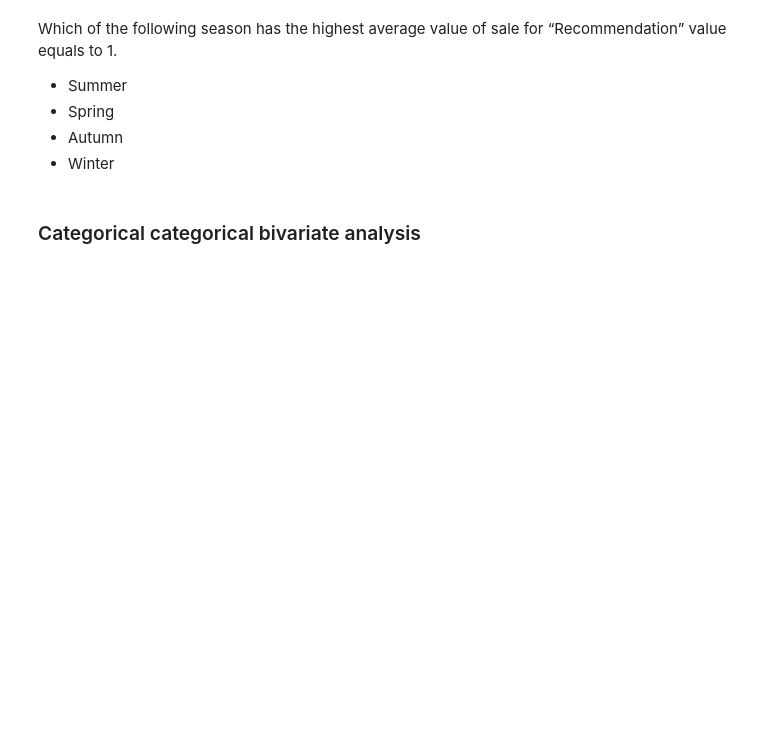
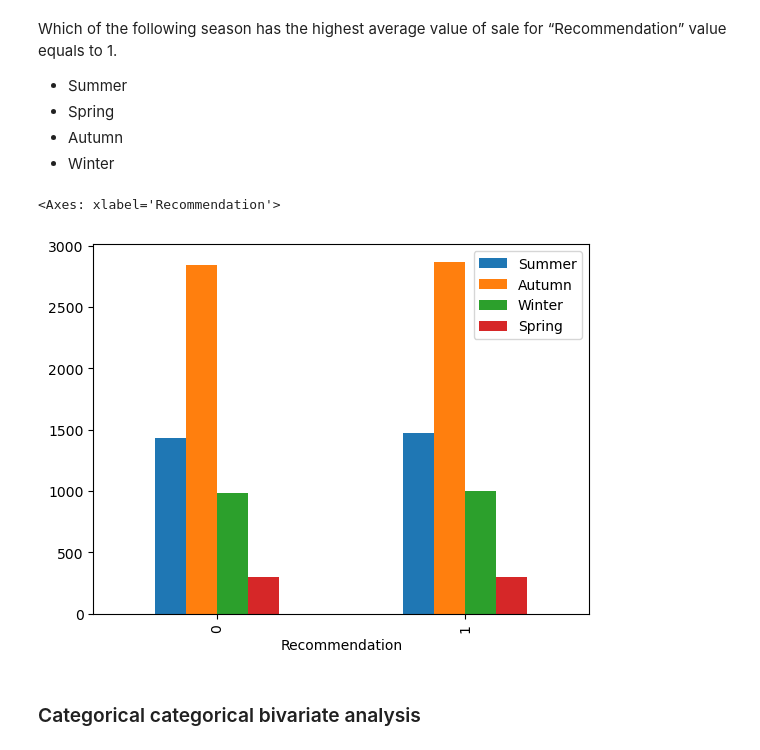
Before and after one commit to Nishanthfiona/DataScience, a Jupyter notebook: Upgrad/Course_1_Datatoolkit/EDA Data Cleaning Graded Questions/EDA Graded Exercise.ipynb, the cells around one changed output. Drawn from its saved outputs; the diff is of its cells as text; code cells hidden in the pictures; blank space fills up the shorter version.

```diff
--- a/Upgrad/Course_1_Datatoolkit/EDA Data Cleaning Graded Questions/EDA Graded Exercise.ipynb
+++ b/Upgrad/Course_1_Datatoolkit/EDA Data Cleaning Graded Questions/EDA Graded Exercise.ipynb
@@ -268,5 +268,5 @@ Dress_ID      float64
 dtype: object
 # %%
 # Try to convert the object type into float type of data. YOU GET ERROR MESSAGE.
-inp0["14-09-2013"] = .astype("float")
+inp0["14-09-2013"] = inp0["14-09-2013"].astype("float")
 # %% [output]
@@ -1318,3 +1343,8 @@ Which of the following season has the highest average value of sale for “Recom
+# %%
+inp0.groupby("Recommendation")[['Summer',"Autumn","Winter","Spring"]].mean().plot.bar()
+# %% [output]
+<Axes: xlabel='Recommendation'>
+[figure, added]
 # %% [markdown]
 ### Categorical categorical bivariate analysis
 # %% [markdown]
```
Also changed, not shown: parts of 19 cells of this notebook.
